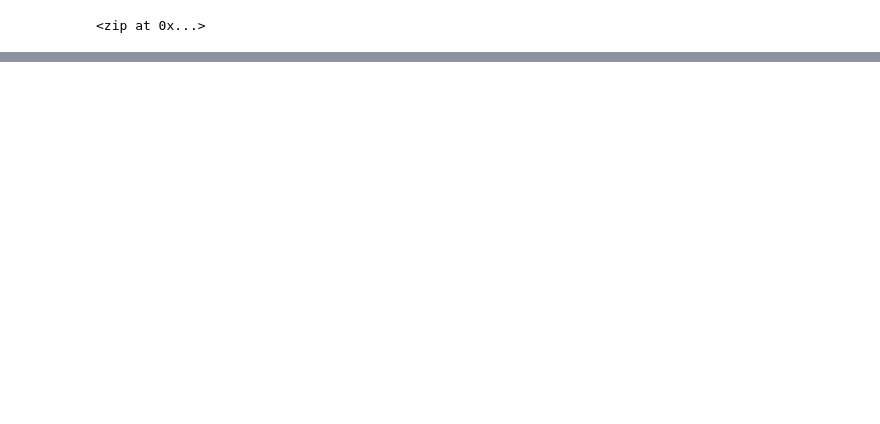
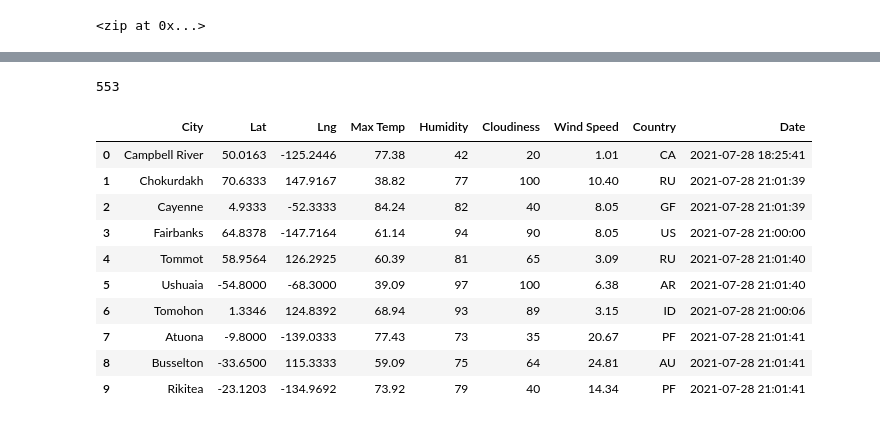
Before and after one commit to Bionicbabes/World_Weather_Analysis, a Jupyter notebook: WeatherPy.ipynb, the cells around one changed output, grey strips where cells are left out. Saved outputs shown, nothing was run; the diff lists cells and outputs as text; code cells hidden in the pictures; blank space fills up the shorter version.

```diff
--- a/WeatherPy.ipynb
+++ b/WeatherPy.ipynb
@@ -53,0 +167,5 @@ len(cities)
+# %%
+# Create an endpoint URL for a city.
+city_url = url + "&q=" + "Boston"
+city_weather = requests.get(city_url)
+city_weather.json()
@@ -53,0 +235,10 @@ len(cities)
+# %%
+# Create an empty list to hold the weather data.
+city_data = []
+# Print the beginning of the logging.
+print("Beginning Data Retrieval     ")
+print("-----------------------------")
+
+# Create counters.
+record_count = 1
+set_count = 1
@@ -53,0 +369,20 @@ len(cities)
+# %%
+len(city_data)
+# %% [output]
+553
+# %%
+# Convert the array of dictionaries to a Pandas DataFrame.
+city_data_df = pd.DataFrame(city_data)
+city_data_df.head(10)
+# %% [output]
+|  | City | Lat | Lng | Max Temp | Humidity | Cloudiness | Wind Speed | Country | Date |
+| 0 | Campbell River | 50.0163 | -125.2446 | 77.38 | 42 | 20 | 1.01 | CA | 2021-07-28 18:25:41 |
+| 1 | Chokurdakh | 70.6333 | 147.9167 | 38.82 | 77 | 100 | 10.40 | RU | 2021-07-28 21:01:39 |
+| 2 | Cayenne | 4.9333 | -52.3333 | 84.24 | 82 | 40 | 8.05 | GF | 2021-07-28 21:01:39 |
+| 3 | Fairbanks | 64.8378 | -147.7164 | 61.14 | 94 | 90 | 8.05 | US | 2021-07-28 21:00:00 |
+| 4 | Tommot | 58.9564 | 126.2925 | 60.39 | 81 | 65 | 3.09 | RU | 2021-07-28 21:01:40 |
+| 5 | Ushuaia | -54.8000 | -68.3000 | 39.09 | 97 | 100 | 6.38 | AR | 2021-07-28 21:01:40 |
+| 6 | Tomohon | 1.3346 | 124.8392 | 68.94 | 93 | 89 | 3.15 | ID | 2021-07-28 21:00:06 |
+| 7 | Atuona | -9.8000 | -139.0333 | 77.43 | 73 | 35 | 20.67 | PF | 2021-07-28 21:01:41 |
+| 8 | Busselton | -33.6500 | 115.3333 | 59.09 | 75 | 64 | 24.81 | AU | 2021-07-28 21:01:41 |
+| 9 | Rikitea | -23.1203 | -134.9692 | 73.92 | 79 | 40 | 14.34 | PF | 2021-07-28 21:01:41 |
```
Also changed, not shown: parts of 33 cells of this notebook.
